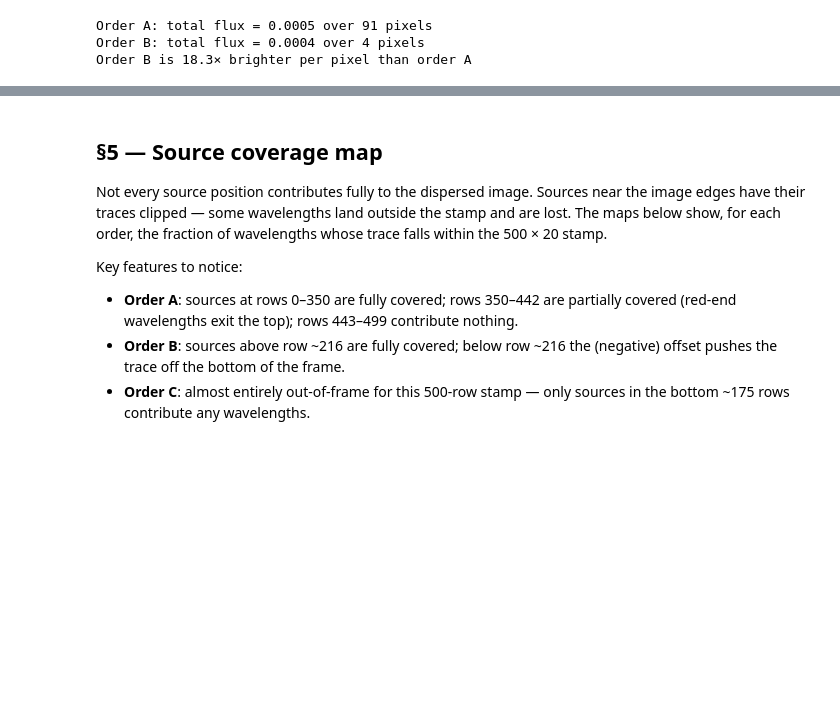
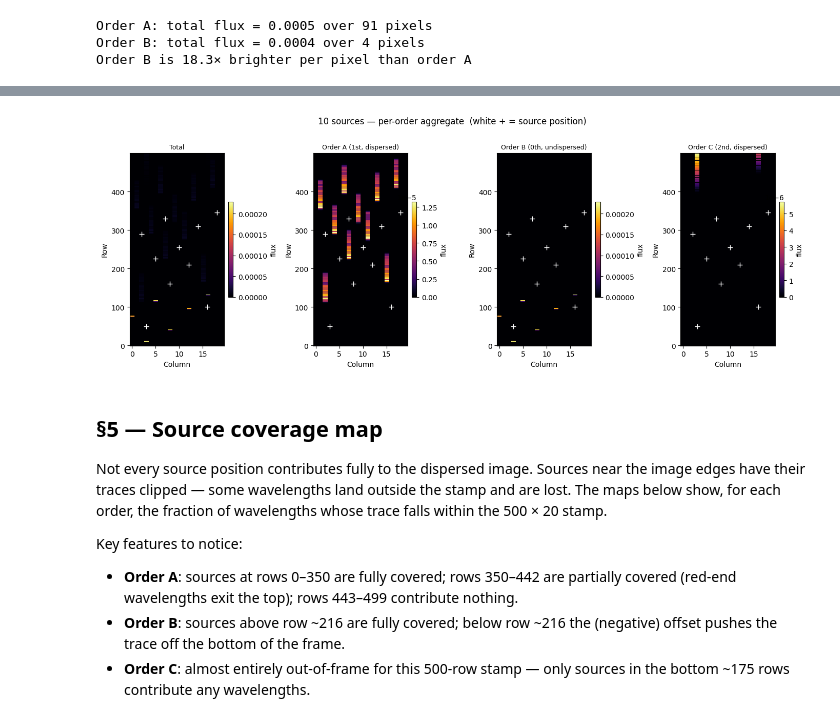
Before and after one commit to anikaseidel/spectrex, a Jupyter notebook: notebooks/instrument_primer.ipynb, the cells around one changed output, grey strips where cells are left out. Drawn from its saved outputs; the diff is of its cells as text; code cells hidden in the pictures; blank space fills up the shorter version.

Commit message:
feat(docs): add 10-source aggregate figure to §4 of instrument_primer

```diff
--- a/notebooks/instrument_primer.ipynb
+++ b/notebooks/instrument_primer.ipynb
@@ -314,3 +325,70 @@ Order B is 18.3× brighter per pixel than order A
+# %%
+# 10 sources: 4 with row ≤ 216 (Order B out of frame),
+#             6 with row > 216  (Order B in-frame at row − 216)
+MULTI_SOURCES = [
+    ( 50,  3),
+    (100, 16),
+    (160,  8),
+    (210, 12),
+    (225,  5),
+    (255, 10),
+    (290,  2),
+    (310, 14),
+    (330,  7),
+    (345, 18),
+]
+
+# Same stellar template used in the single-source cell above
+a_k_multi = np.zeros(basis.n_components)
+a_k_multi[0] = -1.0
+
+# Accumulate per-order dispersed images over all sources
+multi_order_images = {o: np.zeros((n_rows, n_cols)) for o in active_orders}
+
+for src_i, src_j in MULTI_SOURCES:
+    for order in active_orders:
+        img  = multi_order_images[order]
+        sens = config.sensitivity[order]
+        x_trace, y_trace = config.get_trace(float(src_i), float(src_j), order=order)
+        x_pix = np.round(x_trace).astype(int)
+        y_pix = np.round(y_trace).astype(int)
+        mask = (
+            (x_pix >= 0) & (x_pix < n_rows)
+            & (y_pix >= 0) & (y_pix < n_cols)
+        )
+        if mask.any():
+            flux_lam = (basis.components[mask, :] @ a_k_multi) * sens[mask]
+            np.add.at(img, (x_pix[mask], y_pix[mask]), flux_lam)
+
+multi_total = sum(multi_order_images.values())
+
+src_rows = [s[0] for s in MULTI_SOURCES]
+src_cols = [s[1] for s in MULTI_SOURCES]
+
+# ── Figure ────────────────────────────────────────────────────────────────────
+panels_multi = (
+    [('Total', multi_total)]
+    + [(ORDER_LABELS[o], multi_order_images[o]) for o in active_orders]
+)
+fig, axes = plt.subplots(1, 4, figsize=(14, 5))
+kw = dict(origin='lower', aspect='auto', interpolation='nearest', cmap='inferno', vmin=0)
+
+for ax, (title, img) in zip(axes, panels_multi):
+    im = ax.imshow(img, **kw)
+    ax.scatter(src_cols, src_rows, marker='+', s=60, c='white', linewidths=1.0)
+    ax.set_title(title, fontsize=9)
+    ax.set_xlabel('Column')
+    ax.set_ylabel('Row')
+    fig.colorbar(im, ax=ax, fraction=0.046, pad=0.04, label='flux')
+
+fig.suptitle(
+    '10 sources — per-order aggregate  (white + = source position)',
+    y=1.01,
+)
+fig.tight_layout()
+plt.show()
+# %% [output]
+[figure, added]
 # %% [markdown]
 ## §5 — Source coverage map
 
```
Also changed, not shown: parts of 1 cell of this notebook.
